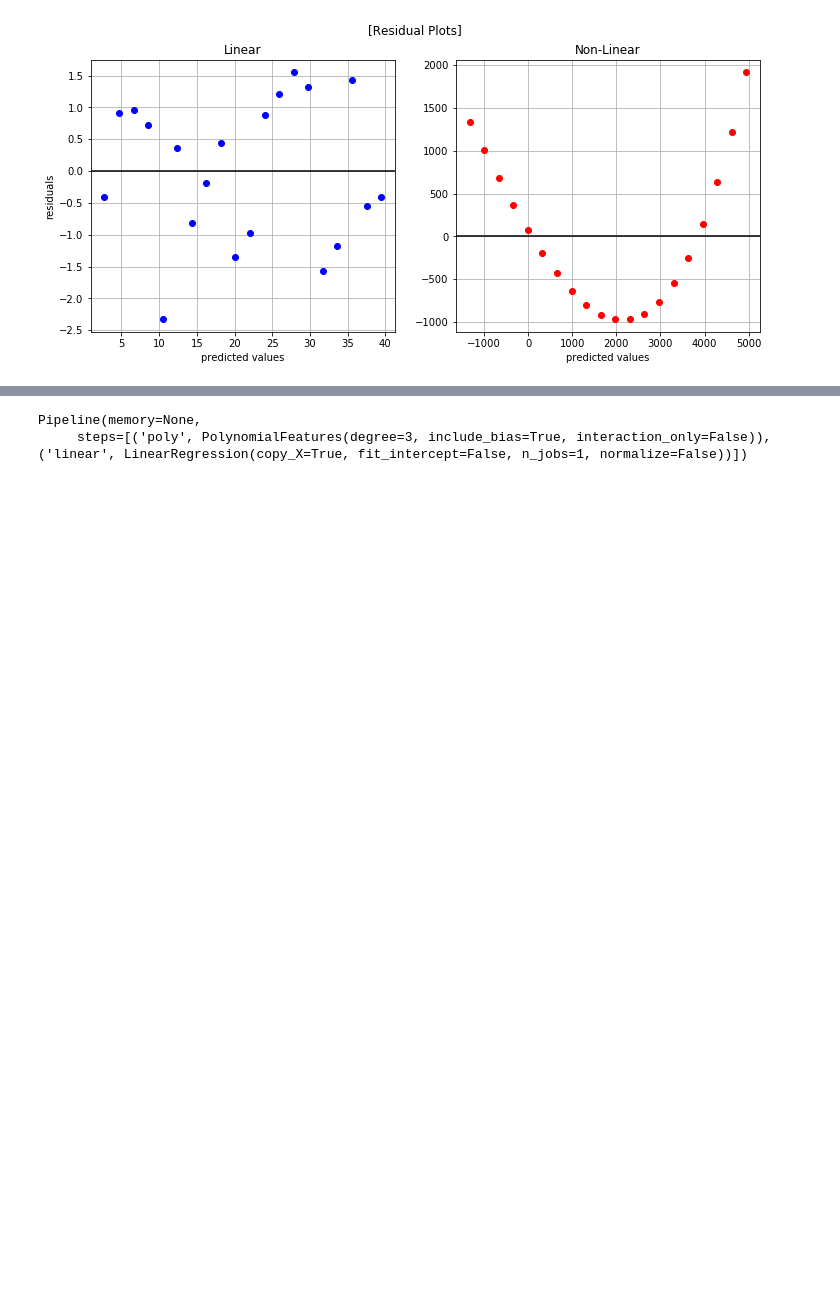
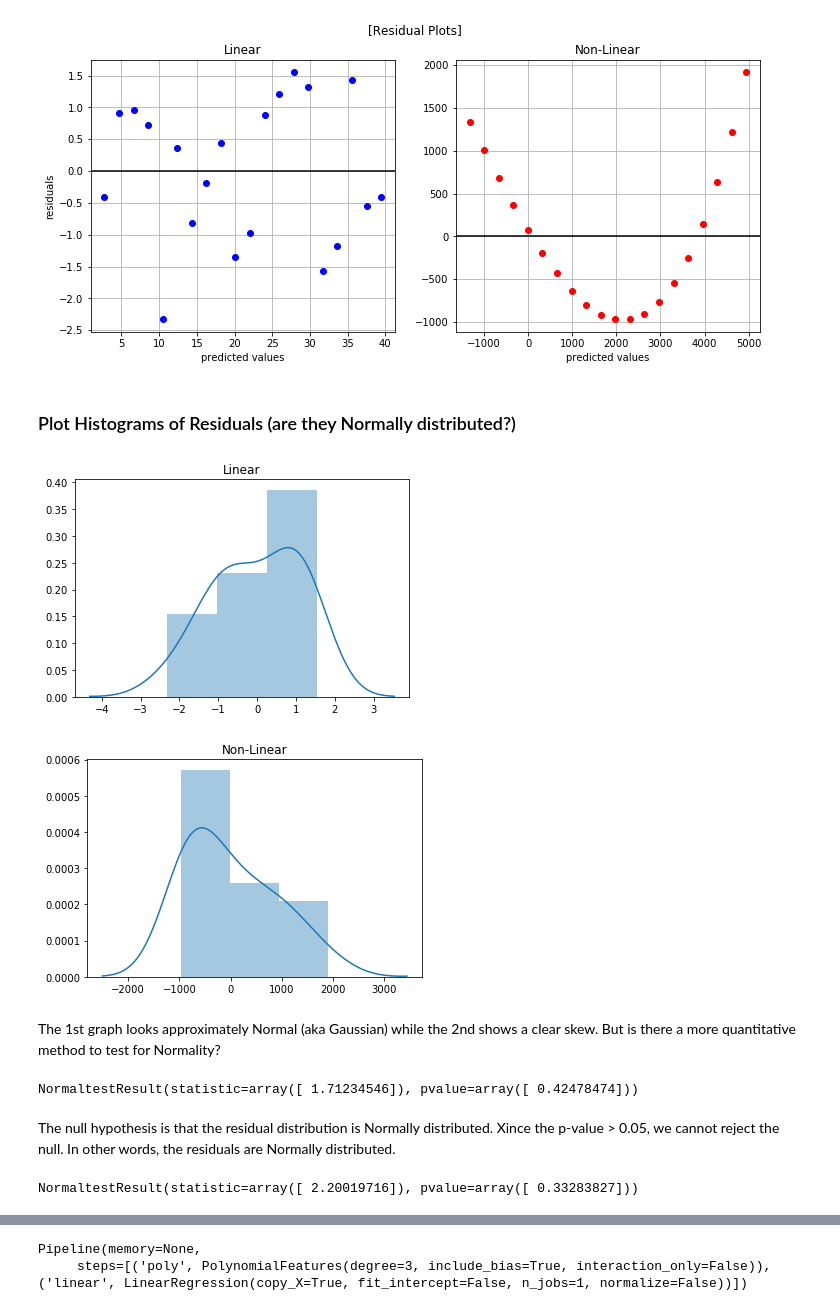
Before and after one commit to dziganto/Data_Science_Fundamentals, a Jupyter notebook: notebooks/Machine_Learning/Linear_Regression_Assumptions_and_Evaluation.ipynb, the cells around one changed output, grey strips where cells are left out. Cells and saved outputs as stored; diff of their text form; code cells hidden in the pictures; blank space fills up the shorter version.

```diff
--- a/notebooks/Machine_Learning/Linear_Regression_Assumptions_and_Evaluation.ipynb
+++ b/notebooks/Machine_Learning/Linear_Regression_Assumptions_and_Evaluation.ipynb
@@ -162,3 +187,29 @@ axes[1].set_title('Non-Linear')
 axes[1].set_xlabel('predicted values');
 # %% [output]
 [figure]
+# %% [markdown]
+### Plot Histograms of Residuals (are they Normally distributed?)
+# %%
+residuals_linear = y - linear.predict(x_reshape)
+residuals_nlinear = y_nonlinear - nonlinear.predict(x_reshape)
+
+sns.distplot(residuals_linear);
+plt.title('Linear')
+plt.show()
+sns.distplot(residuals_nlinear)
+plt.title('Non-Linear');
+# %% [output]
+[figure, added]
+[figure, added]
+# %% [markdown]
+The 1st graph looks approximately Normal (aka Gaussian) while the 2nd shows a clear skew. But is there a more quantitative method to test for Normality?
+# %%
+normaltest(residuals_linear)
+# %% [output]
+NormaltestResult(statistic=array([ 1.71234546]), pvalue=array([ 0.42478474]))
+# %% [markdown]
+The null hypothesis is that the residual distribution is Normally distributed. Xince the p-value > 0.05, we cannot reject the null. In other words, the residuals are Normally distributed.
+# %%
+normaltest(residuals_nlinear)
+# %% [output]
+NormaltestResult(statistic=array([ 2.20019716]), pvalue=array([ 0.33283827]))
```
Also changed, not shown: parts of 25 cells of this notebook.
